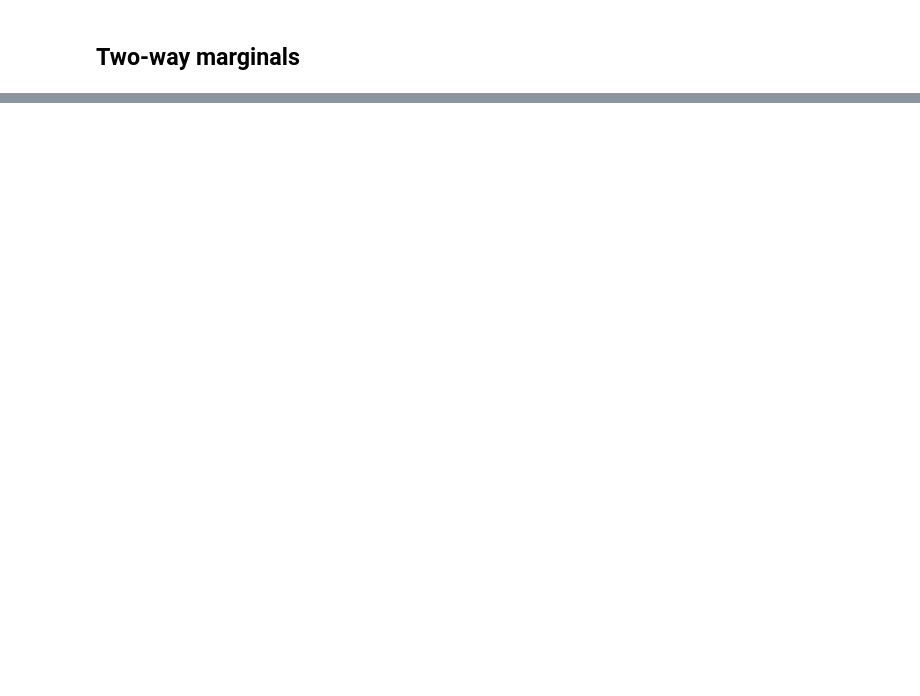
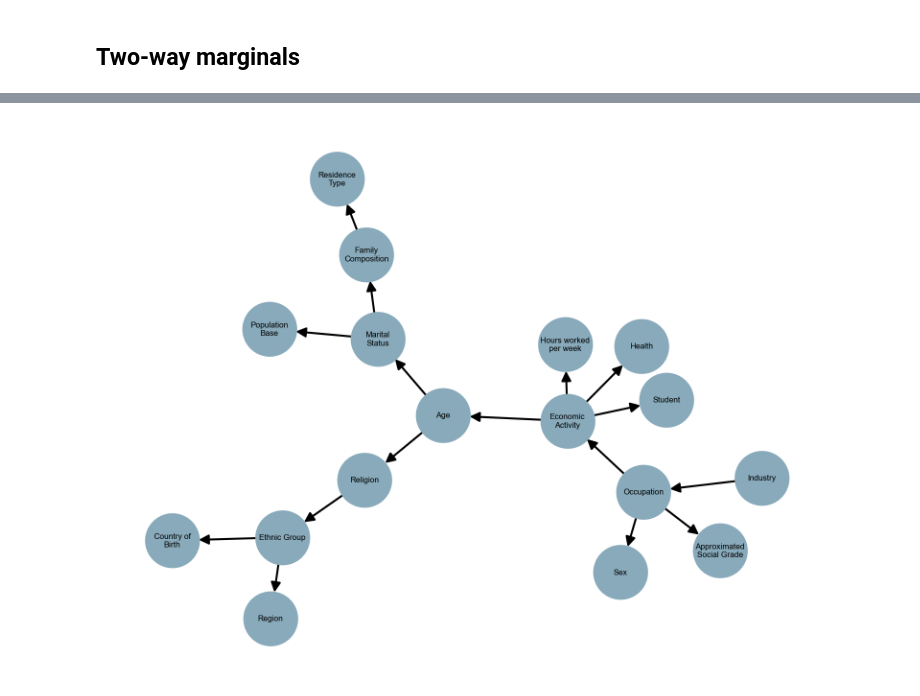
Before and after one commit to datasciencecampus/mst-demo, a Jupyter notebook: main.ipynb, the cells around one changed output, grey strips where cells are left out. Saved outputs shown, nothing was run; the diff lists cells and outputs as text; code cells hidden in the pictures; blank space fills up the shorter version.

```diff
--- a/main.ipynb
+++ b/main.ipynb
@@ -300,0 +412,18 @@ calculate_marginal_table(synth.df, pair, encoder)
+# %%
+ordered_cliques = [
+    sorted(clique, key=est.elimination_order[::-1].index) for clique in cliques
+]
+
+wrapped_cliques = [
+    tuple(textwrap.fill(col, 12) for col in clique) for clique in ordered_cliques
+]
+
+graph = nx.DiGraph()
+graph.add_edges_from(wrapped_cliques)
+pos = nx.nx_agraph.graphviz_layout(graph, root=est.elimination_order[-1])
+
+
+_, ax = plt.subplots(dpi=300)
+nx.draw(graph, pos, ax=ax, with_labels=True, node_size=700, node_color="#8ab", font_size=4)
+# %% [output]
+[figure, added]
```
Also changed, not shown: parts of 17 cells of this notebook, 2 other files.
